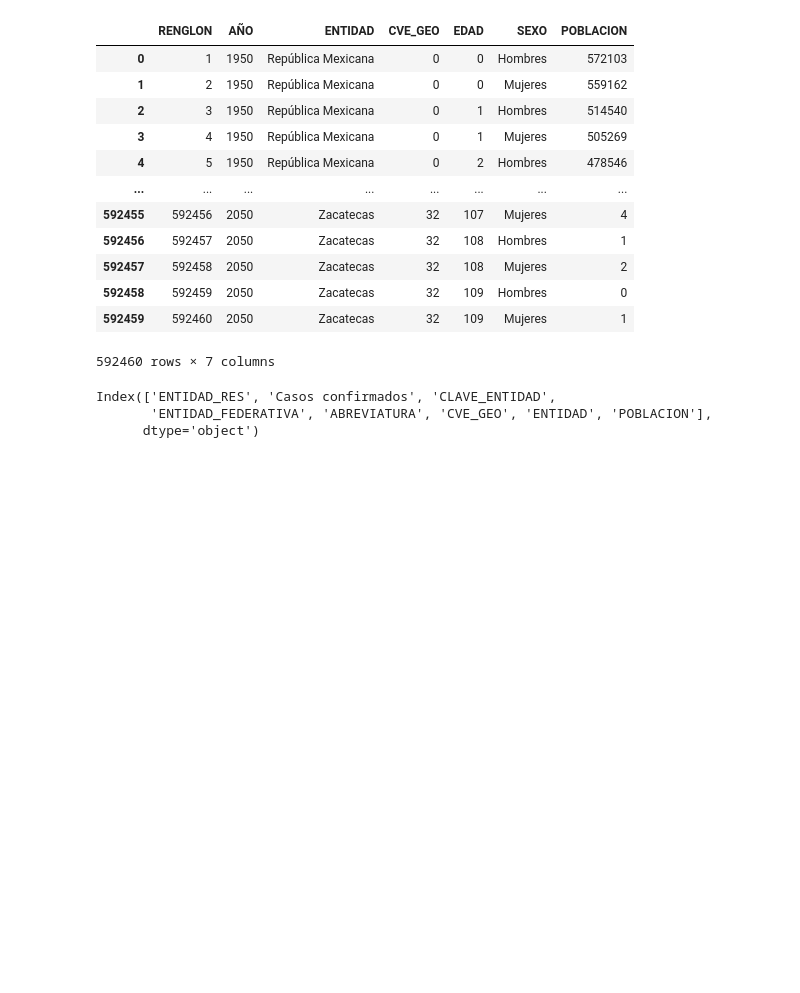
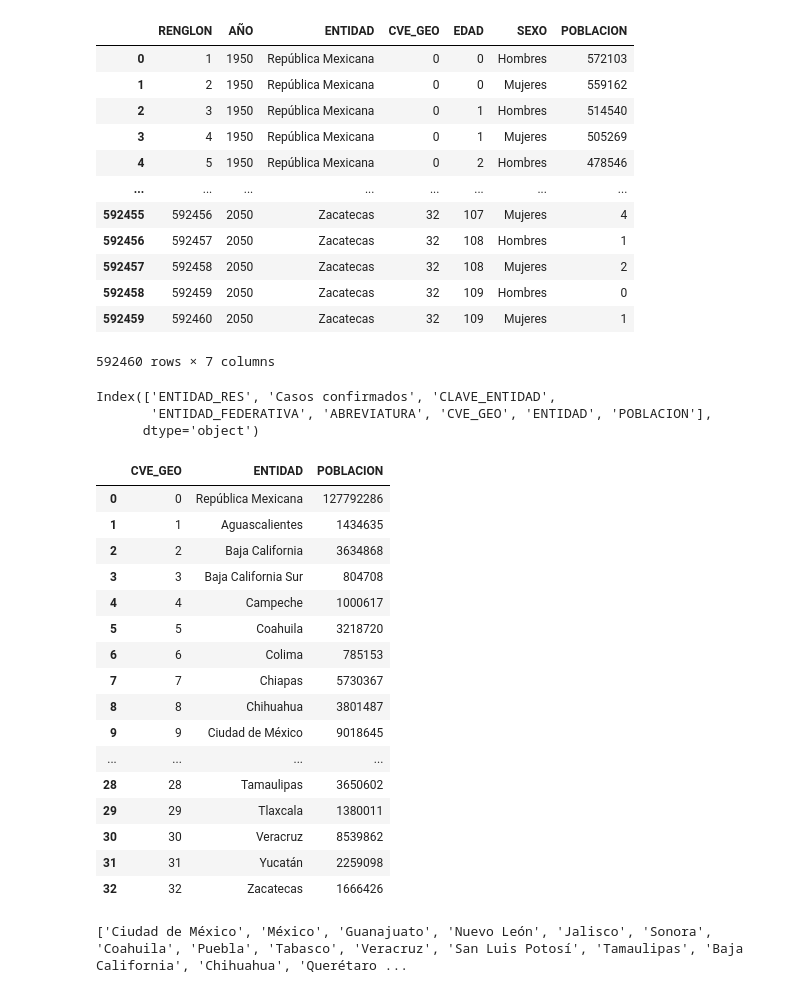
Before and after one commit to Riloro/mexico_covid19_dashboard, a Jupyter notebook: Notebook/covid19_notebook.ipynb, the cells around one changed output. Cells and saved outputs as stored; diff of their text form; code cells hidden in the pictures; blank space fills up the shorter version.

```diff
--- a/Notebook/covid19_notebook.ipynb
+++ b/Notebook/covid19_notebook.ipynb
@@ -574,6 +574,31 @@ datos_por_estado.columns
 Index(['ENTIDAD_RES', 'Casos confirmados', 'CLAVE_ENTIDAD',
        'ENTIDAD_FEDERATIVA', 'ABREVIATURA', 'CVE_GEO', 'ENTIDAD', 'POBLACION'],
       dtype='object')
+# %%
+poblacion_tot_estado
+# %% [output]
+|  | CVE_GEO | ENTIDAD | POBLACION |
+| 0 | 0 | República Mexicana | 127792286 |
+| 1 | 1 | Aguascalientes | 1434635 |
+| 2 | 2 | Baja California | 3634868 |
+| 3 | 3 | Baja California Sur | 804708 |
+| 4 | 4 | Campeche | 1000617 |
+| 5 | 5 | Coahuila | 3218720 |
+| 6 | 6 | Colima | 785153 |
+| 7 | 7 | Chiapas | 5730367 |
+| 8 | 8 | Chihuahua | 3801487 |
+| 9 | 9 | Ciudad de México | 9018645 |
+| ... | ... | ... | ... |
+| 28 | 28 | Tamaulipas | 3650602 |
+| 29 | 29 | Tlaxcala | 1380011 |
+| 30 | 30 | Veracruz | 8539862 |
+| 31 | 31 | Yucatán | 2259098 |
+| 32 | 32 | Zacatecas | 1666426 |
+# %%
+lista_estados = list(datos_por_estado["ENTIDAD"])
+print(lista_estados)
+# %% [output]
+['Ciudad de México', 'México', 'Guanajuato', 'Nuevo León', 'Jalisco', 'Sonora', 'Coahuila', 'Puebla', 'Tabasco', 'Veracruz', 'San Luis Potosí', 'Tamaulipas', 'Baja California', 'Chihuahua', 'Querétaro ...
 # %%
 # Rate of confirmed case by 100,000 people
 datos_por_estado["TASA DE CASOS POR 100K"] = 100000 * datos_por_estado["Casos confirmados"]/datos_por_estado["POBLACION"]
```
Also changed, not shown: parts of 41 cells of this notebook, 2 other files.
